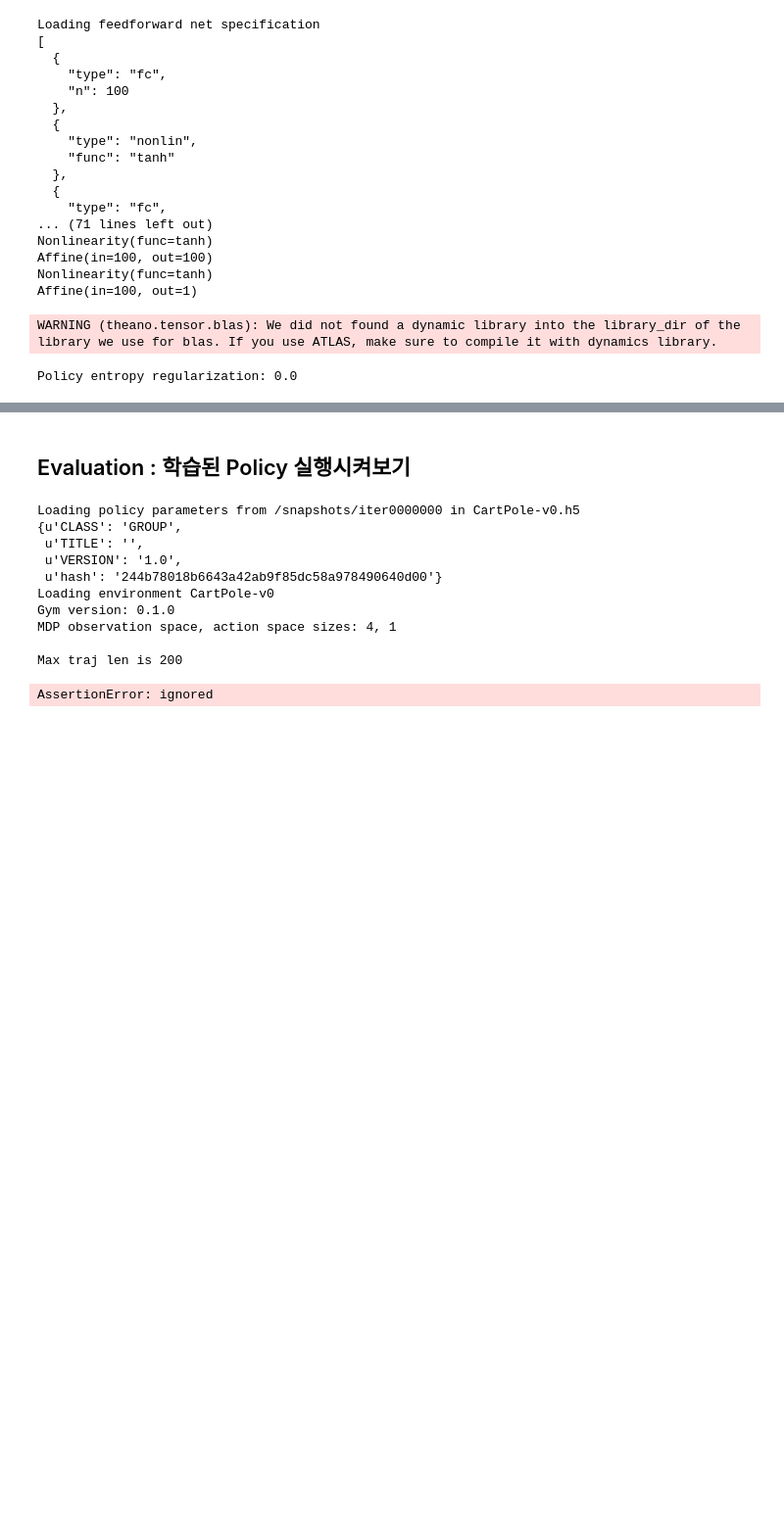
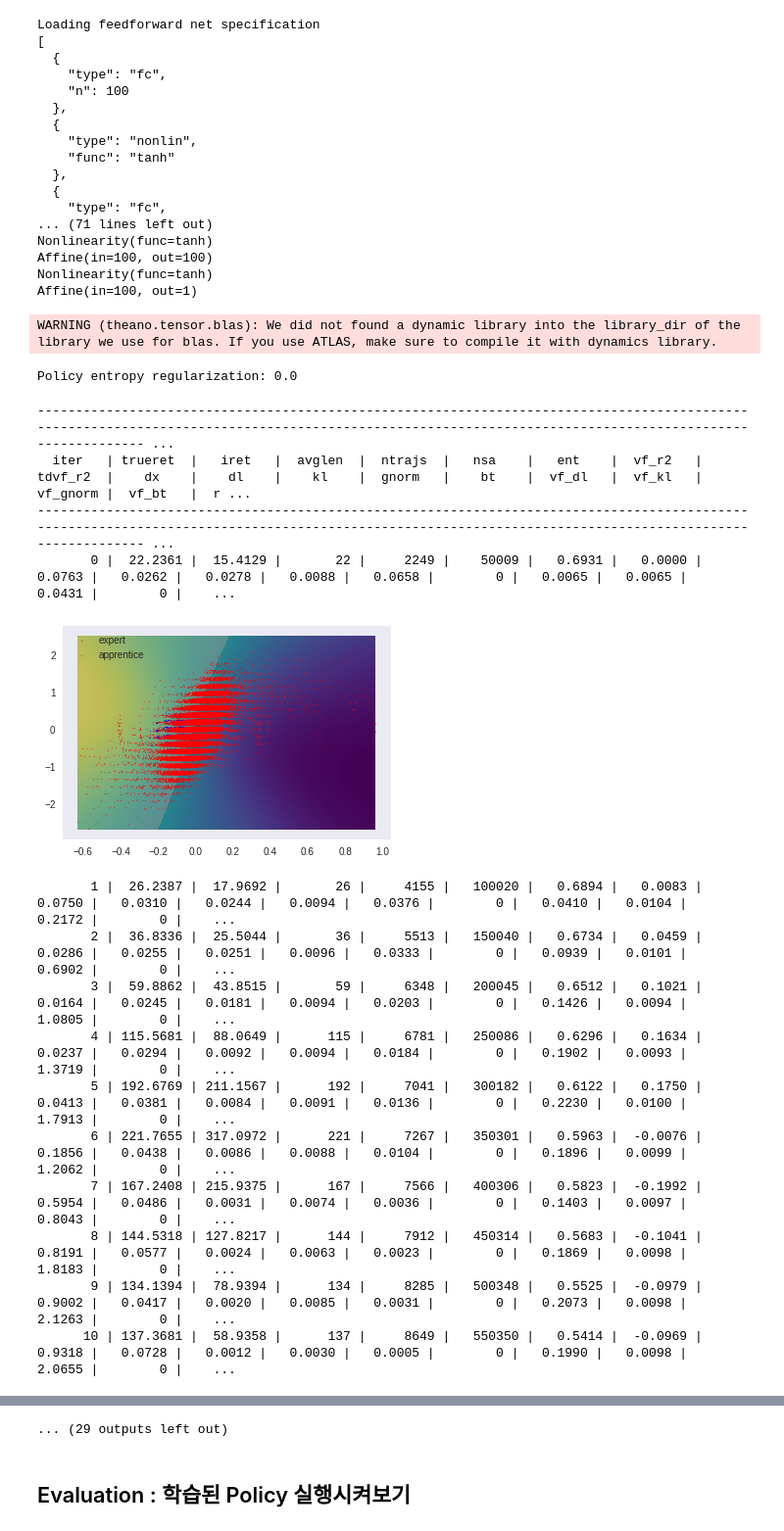
Before and after one commit to KAIST-AILab/deeprl_practice_colab, a Jupyter notebook: day3/day3_GAIL.ipynb, the cells around one changed output, grey strips where cells are left out. Shown at 98% size. Cells and saved outputs as stored; diff of their text form; code cells hidden in the pictures; blank space fills up the shorter version.

```diff
--- a/day3/day3_GAIL.ipynb
+++ b/day3/day3_GAIL.ipynb
@@ -45,0 +82,10 @@ Already up to date.
+# %%
+# Learning hyperparameters
+min_total_sa=50000
+max_iter=200
+
+# Saving hyperparameters
+print_freq=1
+save_freq=10
+plot_freq=10
+logfilename='./' + env_name + '.h5'
@@ -54,11 +132,10 @@ import theano; from theano import tensor
 class TransitionClassifier(nn.Model):
     '''Reward/adversary for generative-adversarial training'''
 
-    def __init__(self, obsfeat_space, action_space, hidden_spec, max_kl, adam_lr, adam_steps, ent_reg_weight,
+    def __init__(self, obsfeat_space, action_space, hidden_spec, adam_lr, adam_steps, ent_reg_weight,
                  enable_inputnorm, include_time, time_scale, favor_zero_expert_reward, varscope_name):
         self.obsfeat_space, self.action_space = obsfeat_space, action_space
         self.hidden_spec = hidden_spec
-        self.max_kl = max_kl
         self.adam_steps = adam_steps
         self.ent_reg_weight = ent_reg_weight; assert ent_reg_weight >= 0
         self.include_time = include_time
@@ -119,6 +196,7 @@ class TransitionClassifier(nn.Model):
 
         if self.include_time:
             self._compute_scores = thutil.function([obsfeat_B_Df, a_B_Da, t_B], scores_B) # scores define the conditional distribution p(label | (state,action))
+
         else:
             compute_scores_without_time = thutil.function([obsfeat_B_Df, a_B_Da], scores_B)
             self._compute_scores = lambda _obsfeat_B_Df, _a_B_Da, _t_B: compute_scores_without_time(_obsfeat_B_Df, _a_B_Da)
@@ -128,13 +206,16 @@ class TransitionClassifier(nn.Model):
             # compatible with envs with traj cutoffs for good (expert-like) behavior
             # e.g. mountain car, which gets cut off when the car reaches the destination
             rewards_B = thutil.logsigmoid(scores_B)
+
         else:
             # 0 for non-expert-like states, goes to +inf for expert-like states
             # compatible with envs with traj cutoffs for bad (non-expert-like) behavior
             # e.g. walking simulations that get cut off when the robot falls over
             rewards_B = -tensor.log(1.-tensor.nnet.sigmoid(scores_B))
+
         if self.include_time:
             self._compute_reward = thutil.function([obsfeat_B_Df, a_B_Da, t_B], rewards_B)
+
         else:
             compute_reward_without_time = thutil.function([obsfeat_B_Df, a_B_Da], rewards_B)
             self._compute_reward = lambda _obsfeat_B_Df, _a_B_Da, _t_B: compute_reward_without_time(_obsfeat_B_Df, _a_B_Da)
@@ -430,6 +472,15 @@ from policyopt import imitation, nn, rl, util
 # main
 mdp = rlgymenv.RLGymMDP(env_name)
 util.header('MDP observation space, action space sizes: %d, %d\n' % (mdp.obs_space.dim, mdp.action_space.storage_size))
+
+# Policy architecture
+OBSNORM_MODES = ('none', 'expertdata', 'online')
+TINY_ARCHITECTURE = '[{"type": "fc", "n": 64}, {"type": "nonlin", "func": "tanh"}, {"type": "fc", "n": 64}, {"type": "nonlin", "func": "tanh"}]'
+SIMPLE_ARCHITECTURE = '[{"type": "fc", "n": 100}, {"type": "nonlin", "func": "tanh"}, {"type": "fc", "n": 100}, {"type": "nonlin", "func": "tanh"}]'
+
+obsnorm_mode='expertdata'
+sim_batch_size=1
+policy_hidden_spec=SIMPLE_ARCHITECTURE
 
 # Initialize the policy
 enable_obsnorm = obsnorm_mode != 'none'
@@ -502,7 +553,6 @@ reward = TransitionClassifier(
     hidden_spec=policy_hidden_spec,
     obsfeat_space=mdp.obs_space,
     action_space=mdp.action_space,
-    max_kl=reward_max_kl,
     adam_lr=reward_lr,
     adam_steps=reward_steps,
     ent_reg_weight=reward_ent_reg_weight,
@@ -570,29 +620,45 @@ Policy entropy regularization: 0.0
 # %%
 import matplotlib.pyplot as plt
 %matplotlib inline
 log = nn.TrainingLog( logfilename, [] )
 for i in xrange(max_iter):
     iter_info = opt.step()
     log.write(iter_info, print_header=i % (20*print_freq) == 0, display=i % print_freq == 0)
     if save_freq != 0 and i % save_freq == 0 and log is not None:
         log.write_snapshot(policy, i)
 
     if plot_freq != 0 and i % plot_freq == 0:
         exdata_N_Doa = np.concatenate([exobs_Bstacked_Do, exa_Bstacked_Da], axis=1)
         pdata_M_Doa = np.concatenate([opt.last_sampbatch.obs.stacked, opt.last_sampbatch.a.stacked], axis=1)
 
         # Plot reward
         _, ax = plt.subplots()
         idx1, idx2 = 0,1
         range1 = (min(exdata_N_Doa[:,idx1].min(), pdata_M_Doa[:,idx1].min()), max(exdata_N_Doa[:,idx1].max(), pdata_M_Doa[:,idx1].max()))
         range2 = (min(exdata_N_Doa[:,idx2].min(), pdata_M_Doa[:,idx2].min()), max(exdata_N_Doa[:,idx2].max(), pdata_M_Doa[:,idx2].max()))
         reward.plot(ax, idx1, idx2, range1, range2, n=100)
 
         # Plot expert data
-        ax.scatter(exdata_N_Doa[:,idx1], exdata_N_Doa[:,idx2], color='blue', s=1, label='expert')
+        ax.scatter(exdata_N_Doa[:,idx1], exdata_N_Doa[:,idx2], color='blue', alpha=0.5, s=1, label='expert')
 
         # Plot policy samples
-        ax.scatter(pdata_M_Doa[:,idx1], pdata_M_Doa[:,idx2], color='red', s=1, label='apprentice')
+        ax.scatter(pdata_M_Doa[:,idx1], pdata_M_Doa[:,idx2], color='red',  alpha=0.5, s=1, label='apprentice')
 
         ax.legend()
         plt.show()
+# %% [output]
+-------------------------------------------------------------------------------------------------------------------------------------------------------------------------------------------------------- ...
+  iter   | trueret  |   iret   |  avglen  |  ntrajs  |   nsa    |   ent    |  vf_r2   | tdvf_r2  |    dx    |    dl    |    kl    |  gnorm   |    bt    |  vf_dl   |  vf_kl   | vf_gnorm |  vf_bt   |  r ...
+-------------------------------------------------------------------------------------------------------------------------------------------------------------------------------------------------------- ...
+       0 |  22.2361 |  15.4129 |       22 |     2249 |    50009 |   0.6931 |   0.0000 |   0.0763 |   0.0262 |   0.0278 |   0.0088 |   0.0658 |        0 |   0.0065 |   0.0065 |   0.0431 |        0 |    ...
+[figure, added]
+       1 |  26.2387 |  17.9692 |       26 |     4155 |   100020 |   0.6894 |   0.0083 |   0.0750 |   0.0310 |   0.0244 |   0.0094 |   0.0376 |        0 |   0.0410 |   0.0104 |   0.2172 |        0 |    ...
+       2 |  36.8336 |  25.5044 |       36 |     5513 |   150040 |   0.6734 |   0.0459 |   0.0286 |   0.0255 |   0.0251 |   0.0096 |   0.0333 |        0 |   0.0939 |   0.0101 |   0.6902 |        0 |    ...
+       3 |  59.8862 |  43.8515 |       59 |     6348 |   200045 |   0.6512 |   0.1021 |   0.0164 |   0.0245 |   0.0181 |   0.0094 |   0.0203 |        0 |   0.1426 |   0.0094 |   1.0805 |        0 |    ...
+       4 | 115.5681 |  88.0649 |      115 |     6781 |   250086 |   0.6296 |   0.1634 |   0.0237 |   0.0294 |   0.0092 |   0.0094 |   0.0184 |        0 |   0.1902 |   0.0093 |   1.3719 |        0 |    ...
+       5 | 192.6769 | 211.1567 |      192 |     7041 |   300182 |   0.6122 |   0.1750 |   0.0413 |   0.0381 |   0.0084 |   0.0091 |   0.0136 |        0 |   0.2230 |   0.0100 |   1.7913 |        0 |    ...
+       6 | 221.7655 | 317.0972 |      221 |     7267 |   350301 |   0.5963 |  -0.0076 |   0.1856 |   0.0438 |   0.0086 |   0.0088 |   0.0104 |        0 |   0.1896 |   0.0099 |   1.2062 |        0 |    ...
+       7 | 167.2408 | 215.9375 |      167 |     7566 |   400306 |   0.5823 |  -0.1992 |   0.5954 |   0.0486 |   0.0031 |   0.0074 |   0.0036 |        0 |   0.1403 |   0.0097 |   0.8043 |        0 |    ...
+       8 | 144.5318 | 127.8217 |      144 |     7912 |   450314 |   0.5683 |  -0.1041 |   0.8191 |   0.0577 |   0.0024 |   0.0063 |   0.0023 |        0 |   0.1869 |   0.0098 |   1.8183 |        0 |    ...
+       9 | 134.1394 |  78.9394 |      134 |     8285 |   500348 |   0.5525 |  -0.0979 |   0.9002 |   0.0417 |   0.0020 |   0.0085 |   0.0031 |        0 |   0.2073 |   0.0098 |   2.1263 |        0 |    ...
+      10 | 137.3681 |  58.9358 |      137 |     8649 |   550350 |   0.5414 |  -0.0969 |   0.9318 |   0.0728 |   0.0012 |   0.0030 |   0.0005 |        0 |   0.1990 |   0.0098 |   2.0655 |        0 |    ...
@@ -599,3 +716,4 @@ for i in xrange(max_iter):
+... (29 outputs left out)
 # %% [markdown]
 ## Evaluation : 학습된 Policy 실행시켜보기
 # %%
@@ -637,21 +755,9 @@ def import_policy(policy_file, env_name, max_traj_len=None):
     return policy, mdp
 
 # If you want to load from weight file use `import_policy` function:
-key_iter=0
-policy, mdp = import_policy("CartPole-v0.h5/snapshots/iter%07d" % key_iter, 'CartPole-v0')
+# key_iter=0
+# policy, mdp = import_policy("CartPole-v0.h5/snapshots/iter%07d" % key_iter, 'CartPole-v0')
 # Otherwise, we'll use results of training.
-# %% [output]
-Loading policy parameters from /snapshots/iter0000000 in CartPole-v0.h5
-{u'CLASS': 'GROUP',
- u'TITLE': '',
- u'VERSION': '1.0',
- u'hash': '244b78018b6643a42ab9f85dc58a978490640d00'}
-Loading environment CartPole-v0
-Gym version: 0.1.0
-MDP observation space, action space sizes: 4, 1
-
-Max traj len is 200
-AssertionError: ignored
 # %%
 returns = []
 lengths = []
```
Also changed, not shown: parts of 14 cells of this notebook.
